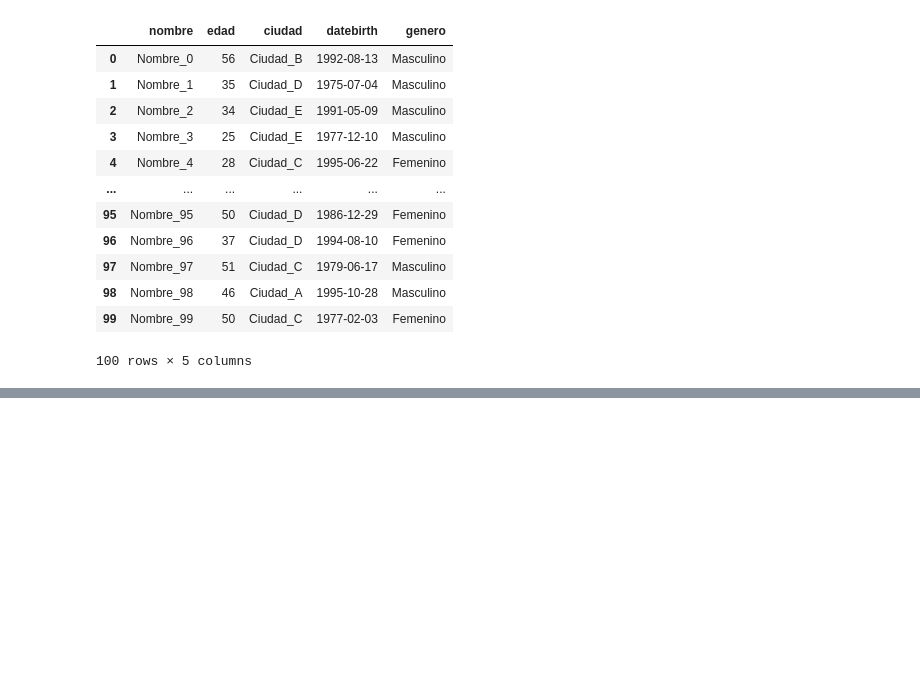
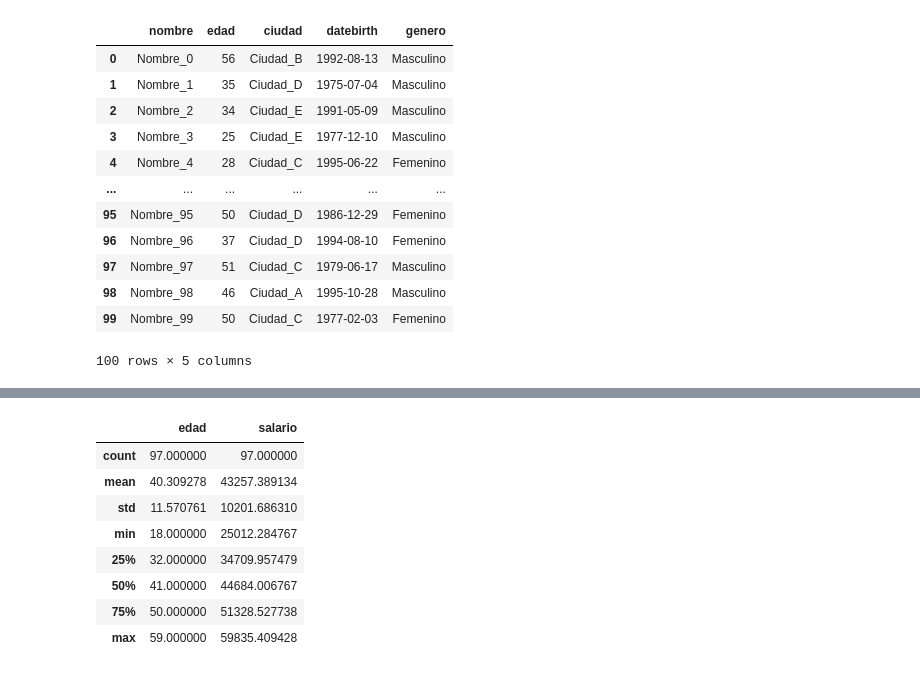
Before and after one commit to irving-math/arquitectura-computadora, a Jupyter notebook: python/notebook_prueba.ipynb, the cells around one changed output, grey strips where cells are left out. Drawn from its saved outputs; the diff is of its cells as text; code cells hidden in the pictures; blank space fills up the shorter version.

```diff
--- a/python/notebook_prueba.ipynb
+++ b/python/notebook_prueba.ipynb
@@ -958,0 +1166,2 @@ my_data.drop("salario", axis=1)
+# %%
+my_data['genero'] = my_data['genero'].apply(lambda x: x.lower() if pd.notna(x) else x)
@@ -958,0 +1183,2 @@ my_data.drop("salario", axis=1)
+# %%
+my_data['genero'] = my_data['genero'].apply(lambda x: 'femenino' if x == 'femenin' else x)
@@ -958,0 +1201,14 @@ my_data.drop("salario", axis=1)
+# %%
+my_data = my_data[pd.notna(my_data['genero'])]
+# %%
+my_data.describe()
+# %% [output]
+|  | edad | salario |
+| count | 97.000000 | 97.000000 |
+| mean | 40.309278 | 43257.389134 |
+| std | 11.570761 | 10201.686310 |
+| min | 18.000000 | 25012.284767 |
+| 25% | 32.000000 | 34709.957479 |
+| 50% | 41.000000 | 44684.006767 |
+| 75% | 50.000000 | 51328.527738 |
+| max | 59.000000 | 59835.409428 |
```
Also changed, not shown: parts of 39 cells of this notebook, 4 other files.
